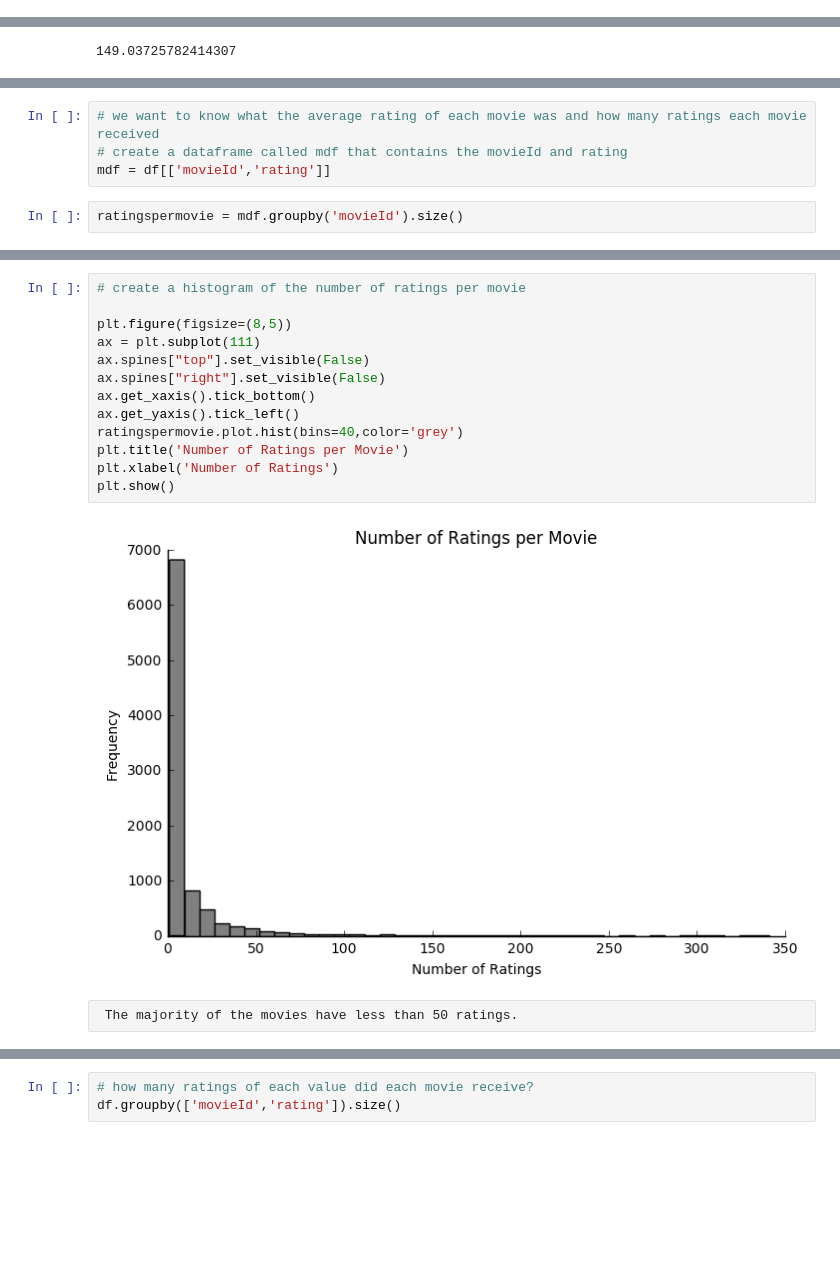
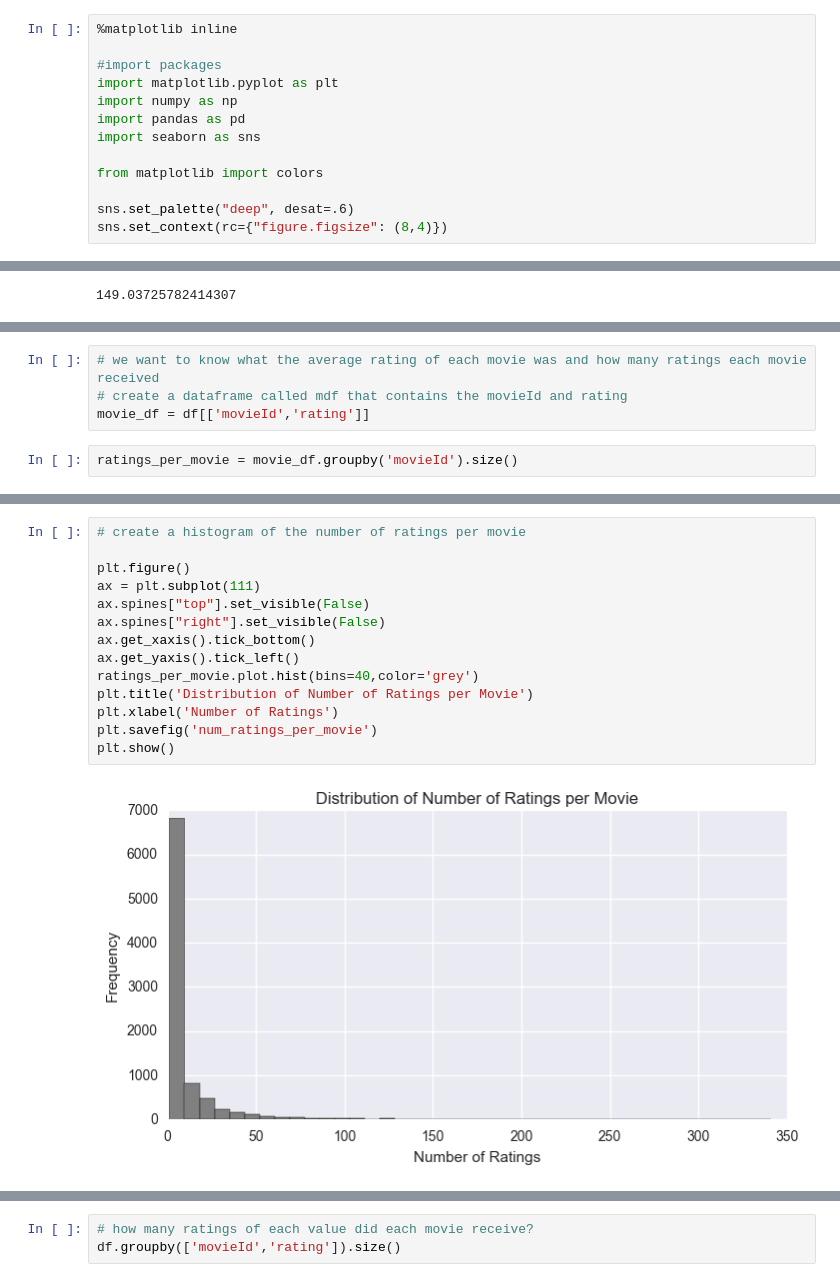
Before and after one commit to sgiorgetta/RecommenderSystem, a Jupyter notebook: MovieLensDataExploration.ipynb, the cells around one changed output, grey strips where cells are left out. Saved outputs shown, nothing was run; the diff lists cells and outputs as text; blank space fills up the shorter version.

```diff
--- a/MovieLensDataExploration.ipynb
+++ b/MovieLensDataExploration.ipynb
@@ -6,0 +1,13 @@ from matplotlib import colors
+# %%
+%matplotlib inline
+
+#import packages
+import matplotlib.pyplot as plt
+import numpy as np
+import pandas as pd
+import seaborn as sns
+
+from matplotlib import colors
+
+sns.set_palette("deep", desat=.6)
+sns.set_context(rc={"figure.figsize": (8,4)})
@@ -220,7 +266,7 @@ plt.show()
 # %%
 # we want to know what the average rating of each movie was and how many ratings each movie received
 # create a dataframe called mdf that contains the movieId and rating
-mdf = df[['movieId','rating']]
+movie_df = df[['movieId','rating']]
 # %%
-ratingspermovie = mdf.groupby('movieId').size()
+ratings_per_movie = movie_df.groupby('movieId').size()
 # %%
@@ -248,17 +294,16 @@ ratingspermovie.mean()
 # %%
 # create a histogram of the number of ratings per movie
 
-plt.figure(figsize=(8,5))
+plt.figure()
 ax = plt.subplot(111)
 ax.spines["top"].set_visible(False)
 ax.spines["right"].set_visible(False)
 ax.get_xaxis().tick_bottom()
 ax.get_yaxis().tick_left()
-ratingspermovie.plot.hist(bins=40,color='grey')
-plt.title('Number of Ratings per Movie')
+ratings_per_movie.plot.hist(bins=40,color='grey')
+plt.title('Distribution of Number of Ratings per Movie')
 plt.xlabel('Number of Ratings')
+plt.savefig('num_ratings_per_movie')
 plt.show()
 # %% [output]
-[figure, old version]
+[figure, new version]
-# %% [raw]
- The majority of the movies have less than 50 ratings.
```
Also changed, not shown: parts of 97 cells of this notebook, 1 other file.
